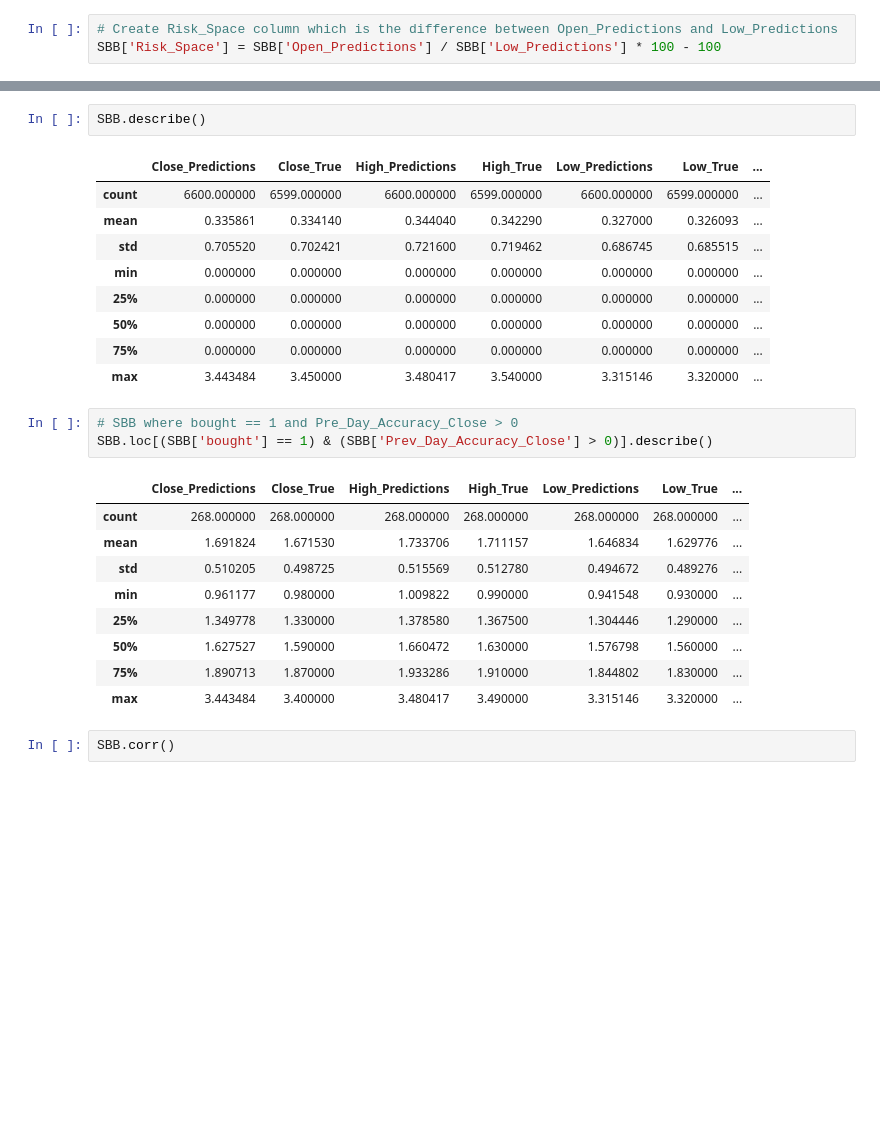
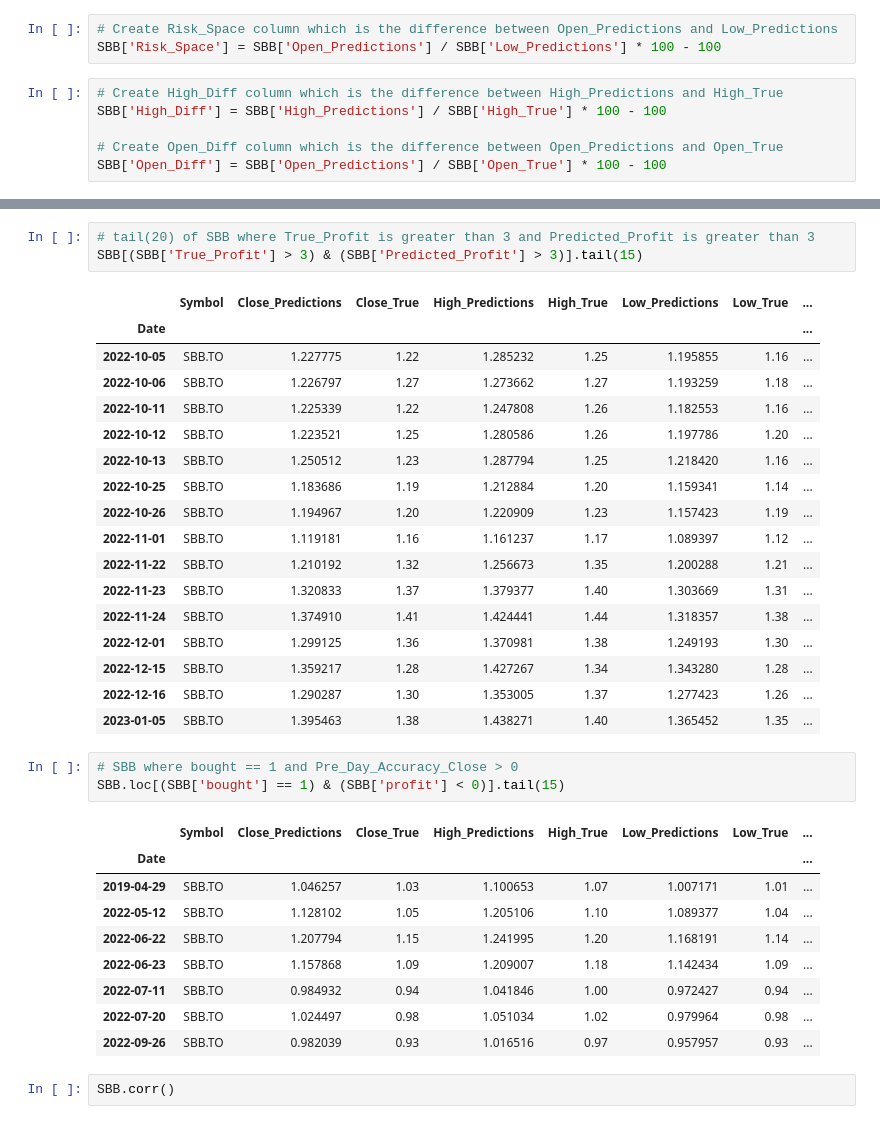
Before and after one commit to 538455/LHL_FinalProject_Predictive-Technical-Indicators-Using-LSTM-Models-for-Trading, a Jupyter notebook: src/Final Model/Dashboard.ipynb, the cells around one changed output, grey strips where cells are left out. Drawn from its saved outputs; the diff is of its cells as text; blank space fills up the shorter version.

```diff
--- a/src/Final Model/Dashboard.ipynb
+++ b/src/Final Model/Dashboard.ipynb
@@ -208,3 +215,9 @@ SBB = SBB.drop(['Open', 'High', 'Low', 'Close', 'Open_RMSE', 'High_RMSE', 'Low_R
 # %%
 # Create Risk_Space column which is the difference between Open_Predictions and Low_Predictions
 SBB['Risk_Space'] = SBB['Open_Predictions'] / SBB['Low_Predictions'] * 100 - 100
+# %%
+# Create High_Diff column which is the difference between High_Predictions and High_True
+SBB['High_Diff'] = SBB['High_Predictions'] / SBB['High_True'] * 100 - 100
+
+# Create Open_Diff column which is the difference between Open_Predictions and Open_True
+SBB['Open_Diff'] = SBB['Open_Predictions'] / SBB['Open_True'] * 100 - 100
@@ -211,28 +241,37 @@ SBB['Risk_Space'] = SBB['Open_Predictions'] / SBB['Low_Predictions'] * 100 - 100
 # %%
-SBB.describe()
+# tail(20) of SBB where True_Profit is greater than 3 and Predicted_Profit is greater than 3
+SBB[(SBB['True_Profit'] > 3) & (SBB['Predicted_Profit'] > 3)].tail(15)
 # %% [output]
-|  | Close_Predictions | Close_True | High_Predictions | High_True | Low_Predictions | Low_True | ... |
-| count | 6600.000000 | 6599.000000 | 6600.000000 | 6599.000000 | 6600.000000 | 6599.000000 | ... |
-| mean | 0.335861 | 0.334140 | 0.344040 | 0.342290 | 0.327000 | 0.326093 | ... |
-| std | 0.705520 | 0.702421 | 0.721600 | 0.719462 | 0.686745 | 0.685515 | ... |
-| min | 0.000000 | 0.000000 | 0.000000 | 0.000000 | 0.000000 | 0.000000 | ... |
-| 25% | 0.000000 | 0.000000 | 0.000000 | 0.000000 | 0.000000 | 0.000000 | ... |
-| 50% | 0.000000 | 0.000000 | 0.000000 | 0.000000 | 0.000000 | 0.000000 | ... |
-| 75% | 0.000000 | 0.000000 | 0.000000 | 0.000000 | 0.000000 | 0.000000 | ... |
-| max | 3.443484 | 3.450000 | 3.480417 | 3.540000 | 3.315146 | 3.320000 | ... |
+|  | Symbol | Close_Predictions | Close_True | High_Predictions | High_True | Low_Predictions | Low_True | ... |
+| Date |  |  |  |  |  |  |  | ... |
+| 2022-10-05 | SBB.TO | 1.227775 | 1.22 | 1.285232 | 1.25 | 1.195855 | 1.16 | ... |
+| 2022-10-06 | SBB.TO | 1.226797 | 1.27 | 1.273662 | 1.27 | 1.193259 | 1.18 | ... |
+| 2022-10-11 | SBB.TO | 1.225339 | 1.22 | 1.247808 | 1.26 | 1.182553 | 1.16 | ... |
+| 2022-10-12 | SBB.TO | 1.223521 | 1.25 | 1.280586 | 1.26 | 1.197786 | 1.20 | ... |
+| 2022-10-13 | SBB.TO | 1.250512 | 1.23 | 1.287794 | 1.25 | 1.218420 | 1.16 | ... |
+| 2022-10-25 | SBB.TO | 1.183686 | 1.19 | 1.212884 | 1.20 | 1.159341 | 1.14 | ... |
+| 2022-10-26 | SBB.TO | 1.194967 | 1.20 | 1.220909 | 1.23 | 1.157423 | 1.19 | ... |
+| 2022-11-01 | SBB.TO | 1.119181 | 1.16 | 1.161237 | 1.17 | 1.089397 | 1.12 | ... |
+| 2022-11-22 | SBB.TO | 1.210192 | 1.32 | 1.256673 | 1.35 | 1.200288 | 1.21 | ... |
+| 2022-11-23 | SBB.TO | 1.320833 | 1.37 | 1.379377 | 1.40 | 1.303669 | 1.31 | ... |
+| 2022-11-24 | SBB.TO | 1.374910 | 1.41 | 1.424441 | 1.44 | 1.318357 | 1.38 | ... |
+| 2022-12-01 | SBB.TO | 1.299125 | 1.36 | 1.370981 | 1.38 | 1.249193 | 1.30 | ... |
+| 2022-12-15 | SBB.TO | 1.359217 | 1.28 | 1.427267 | 1.34 | 1.343280 | 1.28 | ... |
+| 2022-12-16 | SBB.TO | 1.290287 | 1.30 | 1.353005 | 1.37 | 1.277423 | 1.26 | ... |
+| 2023-01-05 | SBB.TO | 1.395463 | 1.38 | 1.438271 | 1.40 | 1.365452 | 1.35 | ... |
 # %%
 # SBB where bought == 1 and Pre_Day_Accuracy_Close > 0
-SBB.loc[(SBB['bought'] == 1) & (SBB['Prev_Day_Accuracy_Close'] > 0)].describe()
+SBB.loc[(SBB['bought'] == 1) & (SBB['profit'] < 0)].tail(15)
 # %% [output]
-|  | Close_Predictions | Close_True | High_Predictions | High_True | Low_Predictions | Low_True | ... |
-| count | 268.000000 | 268.000000 | 268.000000 | 268.000000 | 268.000000 | 268.000000 | ... |
-| mean | 1.691824 | 1.671530 | 1.733706 | 1.711157 | 1.646834 | 1.629776 | ... |
-| std | 0.510205 | 0.498725 | 0.515569 | 0.512780 | 0.494672 | 0.489276 | ... |
-| min | 0.961177 | 0.980000 | 1.009822 | 0.990000 | 0.941548 | 0.930000 | ... |
-| 25% | 1.349778 | 1.330000 | 1.378580 | 1.367500 | 1.304446 | 1.290000 | ... |
-| 50% | 1.627527 | 1.590000 | 1.660472 | 1.630000 | 1.576798 | 1.560000 | ... |
-| 75% | 1.890713 | 1.870000 | 1.933286 | 1.910000 | 1.844802 | 1.830000 | ... |
-| max | 3.443484 | 3.400000 | 3.480417 | 3.490000 | 3.315146 | 3.320000 | ... |
+|  | Symbol | Close_Predictions | Close_True | High_Predictions | High_True | Low_Predictions | Low_True | ... |
+| Date |  |  |  |  |  |  |  | ... |
+| 2019-04-29 | SBB.TO | 1.046257 | 1.03 | 1.100653 | 1.07 | 1.007171 | 1.01 | ... |
+| 2022-05-12 | SBB.TO | 1.128102 | 1.05 | 1.205106 | 1.10 | 1.089377 | 1.04 | ... |
+| 2022-06-22 | SBB.TO | 1.207794 | 1.15 | 1.241995 | 1.20 | 1.168191 | 1.14 | ... |
+| 2022-06-23 | SBB.TO | 1.157868 | 1.09 | 1.209007 | 1.18 | 1.142434 | 1.09 | ... |
+| 2022-07-11 | SBB.TO | 0.984932 | 0.94 | 1.041846 | 1.00 | 0.972427 | 0.94 | ... |
+| 2022-07-20 | SBB.TO | 1.024497 | 0.98 | 1.051034 | 1.02 | 0.979964 | 0.98 | ... |
+| 2022-09-26 | SBB.TO | 0.982039 | 0.93 | 1.016516 | 0.97 | 0.957957 | 0.93 | ... |
 # %%
 SBB.corr()
 # %% [output]
```
Also changed, not shown: parts of 10 cells of this notebook, 9 other files.
